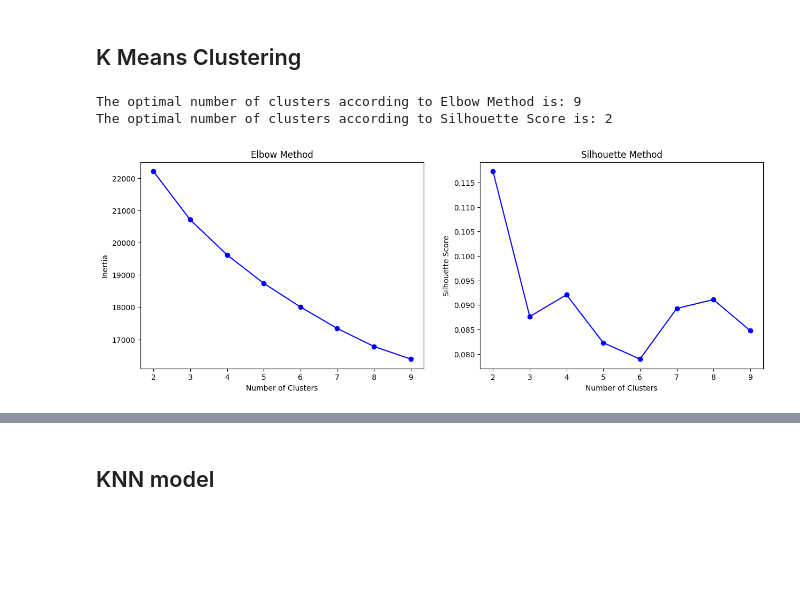
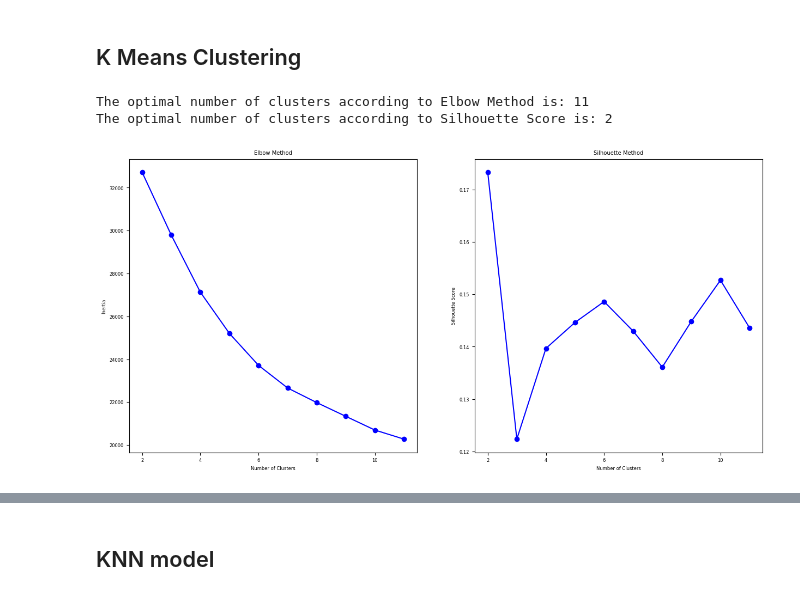
Before and after one commit to norhther/ML-project, a Jupyter notebook: main.ipynb, the cells around one changed output, grey strips where cells are left out. Saved outputs shown, nothing was run; the diff lists cells and outputs as text; code cells hidden in the pictures; blank space fills up the shorter version.

Commit message:
MOdifications data exploration i clustering

```diff
--- a/main.ipynb
+++ b/main.ipynb
@@ -78,5 +62,0 @@ plt.show()
-# %%
-for column in df.select_dtypes(include=[np.number]).columns:
-    plt.figure()
-    df.boxplot([column])
-plt.show()
@@ -219,0 +96,3 @@ for col in numerical_cols:
+# %%
+plt.rcParams['font.size']= 6
+sns.pairplot(df,hue='Status', palette='Blues')
@@ -222,8 +157,8 @@ for col in numerical_cols:
 # %%
 # Define a function to identify outliers
 def identify_outliers(df, column):
-    Q1 = df[column].quantile(0.25)
-    Q3 = df[column].quantile(0.75)
+    Q1 = df[column].quantile(0.1)
+    Q3 = df[column].quantile(0.9)
     IQR = Q3 - Q1
     lower_limit = Q1 - 1.5 * IQR
     upper_limit = Q3 + 1.5 * IQR
@@ -231,13 +166,14 @@ def identify_outliers(df, column):
 
 # Define a function to remove outliers using IQR method
 def remove_outliers(df, column):
-    Q1 = df[column].quantile(0.25)
-    Q3 = df[column].quantile(0.75)
+    Q1 = df[column].quantile(0.1)
+    Q3 = df[column].quantile(0.9)
     IQR = Q3 - Q1
     lower_limit = Q1 - 1.5 * IQR
     upper_limit = Q3 + 1.5 * IQR
     return df[(df[column] >= lower_limit) & (df[column] <= upper_limit)]
 
+numerical_cols = df.select_dtypes(include=[np.number]).columns
 # Print the outliers for each numerical column
 for column in numerical_cols:
     outliers = identify_outliers(df, column)
@@ -248,6 +184,15 @@ for column in numerical_cols:
 # Remove the outliers
 for column in numerical_cols:
     df = remove_outliers(df, column)
+
+
+num_rows_before = df.shape[0]
+df_encoded = df.dropna()
+num_rows_after = df.shape[0]
+
+print(f"Number of rows before dropping NA: {num_rows_before}")
+print(f"Number of rows after dropping NA: {num_rows_after}")
+print(f"Number of rows dropped: {num_rows_before - num_rows_after}")
 # %% [output]
 Outliers for Age:
 Series([], Name: Age, dtype: int64)
@@ -273,9 +218,8 @@ categorical_cols = ['Race', 'Marital Status', 'A Stage', 'T Stage', 'N Stage',
 onehot_encoder = OneHotEncoder(sparse=False)
 encoded_cols = pd.DataFrame(onehot_encoder.fit_transform(df[categorical_cols]))
 encoded_cols.columns = onehot_encoder.get_feature_names_out()
-
 numerical_cols = df[['Age', 'Tumor Size', 'Regional Node Examined', 'Reginol Node Positive', 'Survival Months', 'Grade']]
-df_encoded = pd.concat([numerical_cols, encoded_cols, df["Status"]], axis=1)
+df_encoded = pd.concat([numerical_cols.reset_index(drop=True), encoded_cols.reset_index(drop=True), df["Status"].reset_index(drop=True)], axis=1)
 
 # Use MinMaxScaler to normalize numerical features
 scaler = StandardScaler()
@@ -289,6 +233,8 @@ num_rows_before = df_encoded.shape[0]
 df_encoded = df_encoded.dropna()
 num_rows_after = df_encoded.shape[0]
 
+print(df_encoded.head())
+
 print(f"Number of rows before dropping NA: {num_rows_before}")
 print(f"Number of rows after dropping NA: {num_rows_after}")
 print(f"Number of rows dropped: {num_rows_before - num_rows_after}")
@@ -300,48 +260,48 @@ Number of rows dropped: 1242
 ## K Means Clustering
 # %%
 df_encoded_cluster = df_encoded.drop(['Status'], axis=1)
-
 
 elbow_scores = []
 silhouette_scores = []
 
-cluster_range = range(2, 10)
+cluster_range = range(2, 12)  # start from 2
 
 for num_clusters in cluster_range:
     # Elbow Method
     kmeans = KMeans(n_clusters=num_clusters, random_state=42)
     kmeans.fit(df_encoded_cluster)
     elbow_scores.append(kmeans.inertia_)
 
     # Silhouette Method
-    cluster_labels = kmeans.labels_
-    silhouette_avg = silhouette_score(df_encoded_cluster, cluster_labels)
-    silhouette_scores.append(silhouette_avg)
+    if num_clusters > 1:  # only compute silhouette score for 2 or more clusters
+        cluster_labels = kmeans.labels_
+        silhouette_avg = silhouette_score(df_encoded_cluster, cluster_labels)
+        silhouette_scores.append(silhouette_avg)
 
 # Finding the optimal number of clusters
 optimal_clusters_elbow = elbow_scores.index(min(elbow_scores)) + 2
 optimal_clusters_silhouette = silhouette_scores.index(max(silhouette_scores)) + 2
 
 print(f"The optimal number of clusters according to Elbow Method is: {optimal_clusters_elbow}")
 print(f"The optimal number of clusters according to Silhouette Score is: {optimal_clusters_silhouette}")
 
 # Plotting Elbow and Silhouette scores
-fig, (ax1, ax2) = plt.subplots(1, 2, figsize=(15,5))
+fig, (ax1, ax2) = plt.subplots(1, 2, figsize=(15,7))
 
 # Elbow Method plot
 ax1.plot(cluster_range, elbow_scores, 'bo-')
 ax1.set_xlabel('Number of Clusters')
 ax1.set_ylabel('Inertia')
 ax1.set_title('Elbow Method')
 
 # Silhouette Method plot
 ax2.plot(cluster_range, silhouette_scores, 'bo-')
 ax2.set_xlabel('Number of Clusters')
 ax2.set_ylabel('Silhouette Score')
 ax2.set_title('Silhouette Method')
 
 plt.show()
 # %% [output]
-The optimal number of clusters according to Elbow Method is: 9
+The optimal number of clusters according to Elbow Method is: 11
 The optimal number of clusters according to Silhouette Score is: 2
-[figure, old version]
+[figure, new version]
```
Also changed, not shown: parts of 17 cells of this notebook.
